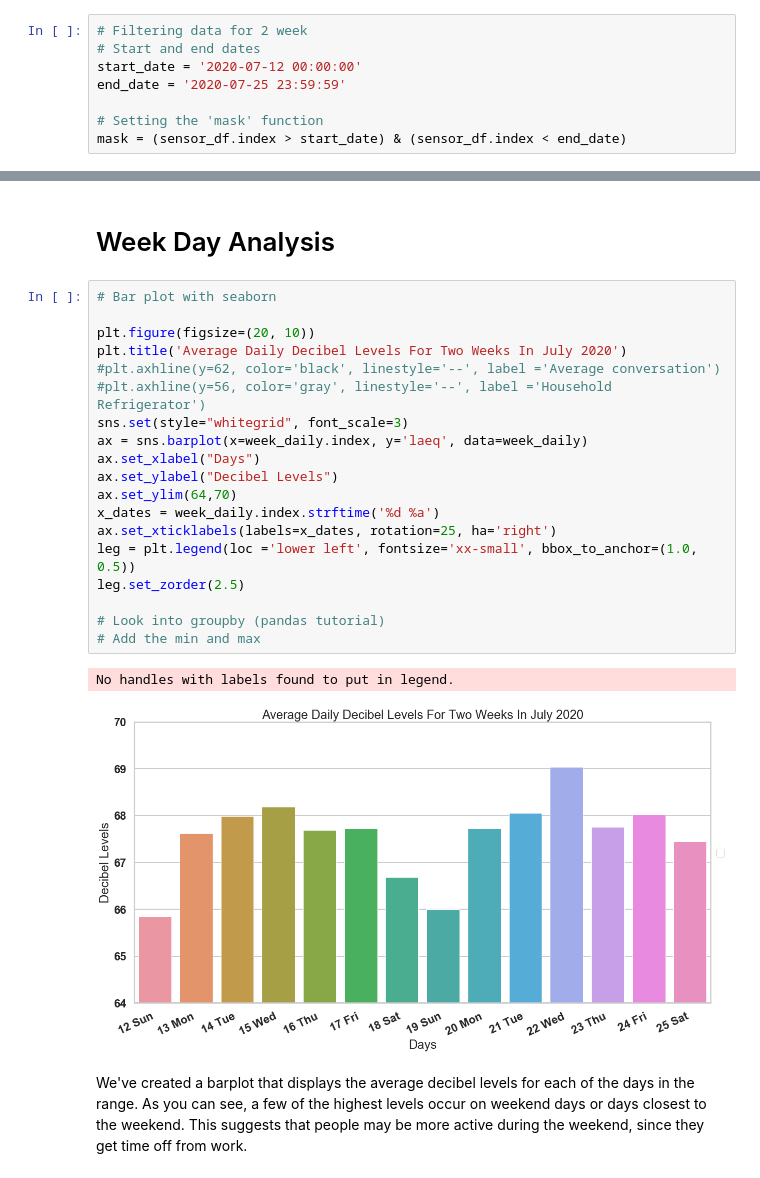
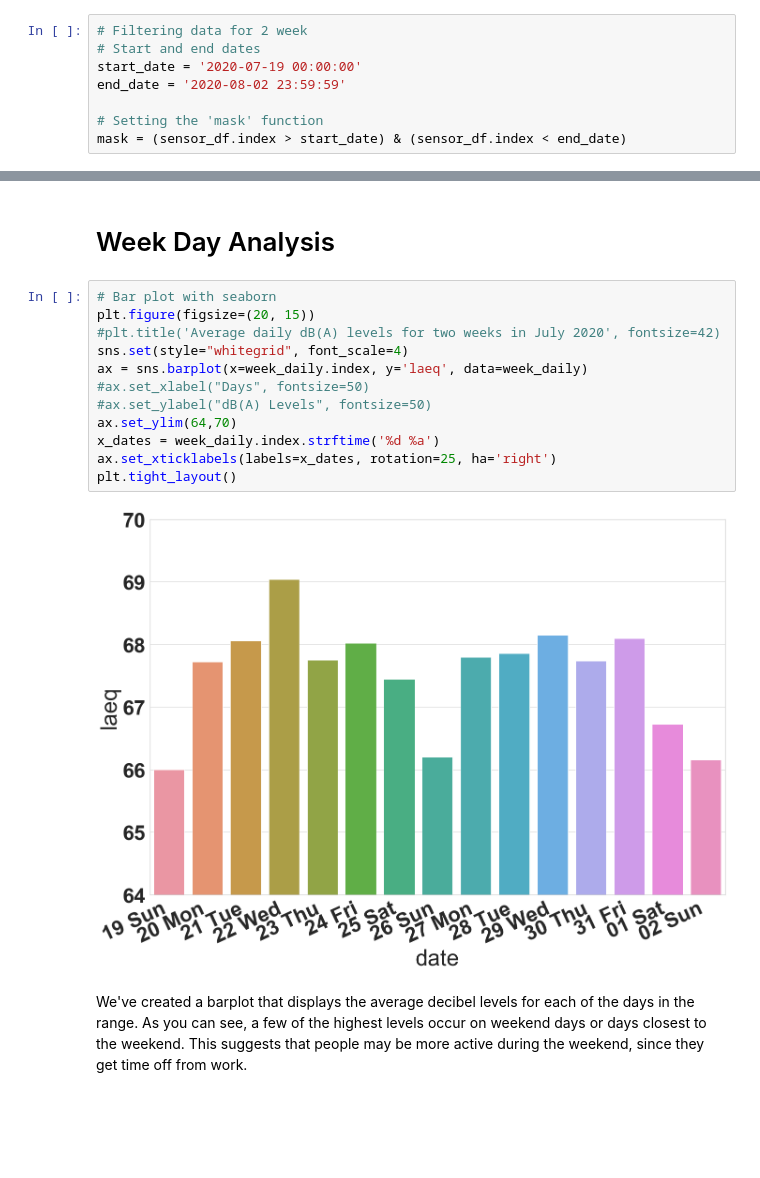
Before and after one commit to ayancooper11804/nyu_arise_noise_2020, a Jupyter notebook: notebooks/data_plot.ipynb, the cells around one changed output, grey strips where cells are left out. Drawn from its saved outputs; the diff is of its cells as text; blank space fills up the shorter version.

```diff
--- a/notebooks/data_plot.ipynb
+++ b/notebooks/data_plot.ipynb
@@ -92,8 +96,8 @@ This dataframe is taken from the original and uses the date cloumn as the index.
 # %%
 # Filtering data for 2 week
 # Start and end dates
-start_date = '2020-07-12 00:00:00'
-end_date = '2020-07-25 23:59:59'
+start_date = '2020-07-19 00:00:00'
+end_date = '2020-08-02 23:59:59'
 
 # Setting the 'mask' function
 mask = (sensor_df.index > start_date) & (sensor_df.index < end_date)
@@ -249,26 +254,18 @@ week_daily.tail()
 # Week Day Analysis
 # %%
 # Bar plot with seaborn
-
-plt.figure(figsize=(20, 10))
-plt.title('Average Daily Decibel Levels For Two Weeks In July 2020')
-#plt.axhline(y=62, color='black', linestyle='--', label ='Average conversation')
-#plt.axhline(y=56, color='gray', linestyle='--', label ='Household Refrigerator')
-sns.set(style="whitegrid", font_scale=3)
+plt.figure(figsize=(20, 15))
+#plt.title('Average daily dB(A) levels for two weeks in July 2020', fontsize=42)
+sns.set(style="whitegrid", font_scale=4)
 ax = sns.barplot(x=week_daily.index, y='laeq', data=week_daily)
-ax.set_xlabel("Days")
-ax.set_ylabel("Decibel Levels")
+#ax.set_xlabel("Days", fontsize=50)
+#ax.set_ylabel("dB(A) Levels", fontsize=50)
 ax.set_ylim(64,70)
 x_dates = week_daily.index.strftime('%d %a')
 ax.set_xticklabels(labels=x_dates, rotation=25, ha='right')
-leg = plt.legend(loc ='lower left', fontsize='xx-small', bbox_to_anchor=(1.0, 0.5))
-leg.set_zorder(2.5)
-
-# Look into groupby (pandas tutorial)
-# Add the min and max
+plt.tight_layout()
 # %% [output]
-No handles with labels found to put in legend.
-[figure, old version]
+[figure, new version]
 # %% [markdown]
  We've created a barplot that displays the average decibel levels for each of the days in the range. As you can see, a few of the highest levels occur on weekend days or days closest to the weekend. This suggests that people may be more active during the weekend, since they get time off from work.
 # %%
```
Also changed, not shown: parts of 19 cells of this notebook.
